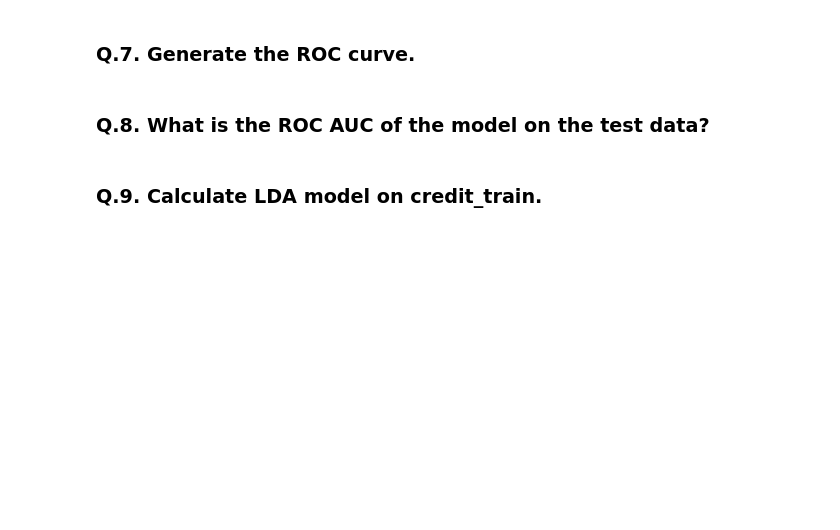
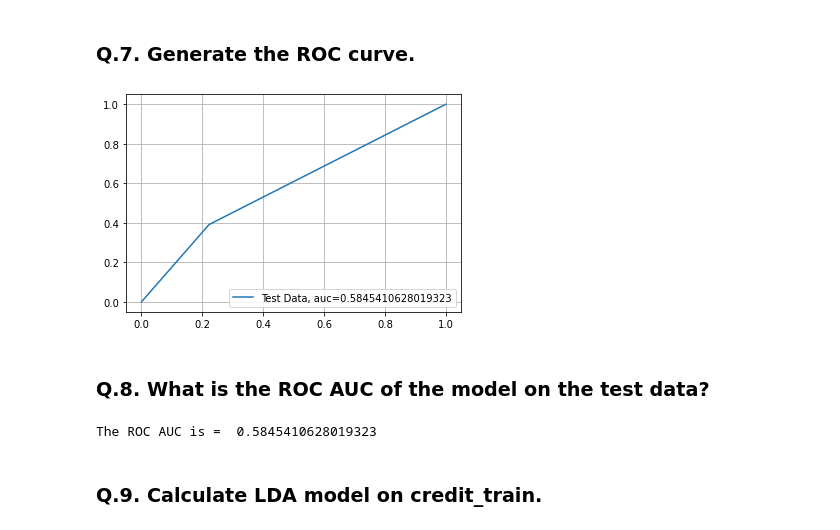
Before and after one commit to rodolfolermacontreras/ML_1_Assignment_3, a Jupyter notebook: ML510-Lesson3_Rodolfo_Lerma.ipynb, the cells around one changed output. Drawn from its saved outputs; the diff is of its cells as text; code cells hidden in the pictures; blank space fills up the shorter version.

```diff
--- a/ML510-Lesson3_Rodolfo_Lerma.ipynb
+++ b/ML510-Lesson3_Rodolfo_Lerma.ipynb
@@ -162,0 +249,10 @@ credit_train.head()
+# %%
+# #Dropping the 2 categorical variables
+X = credit_train["CreditHistory.Critical"].to_numpy()
+y = credit_train["Class"].to_numpy()
+
+X_t = credit_test["CreditHistory.Critical"].to_numpy()
+y_t = credit_test["Class"].to_numpy()
+
+log_reg_sk = LogisticRegression()
+log_reg_sk.fit(X.reshape(-1,1), y)
@@ -171,2 +338,16 @@ credit_train.head()
+# %%
+import scikitplot as skplt
+from sklearn import metrics
+
+prediction_prob = log_reg_sk.predict_proba(X_test)[::,1]
+fpr, tpr, _ = metrics.roc_curve(y_test,  prediction_prob)
+auc = metrics.roc_auc_score(y_test, prediction_prob)
+
+plt.plot(fpr,tpr,label="Test Data, auc="+str(auc))
+plt.legend(loc=4)
+plt.grid()
+plt.show()
+# %% [output]
+[figure, added]
 # %% [markdown]
 <h3>Q.8. What is the ROC AUC of the model on the test data?</h3>
@@ -175,2 +354,6 @@ credit_train.head()
+# %%
+print('The ROC AUC is = ', auc)
+# %% [output]
+The ROC AUC is =  0.5845410628019323
 # %% [markdown]
 <h3>Q.9. Calculate LDA model on credit_train.</h3>
```
Also changed, not shown: parts of 32 cells of this notebook.
